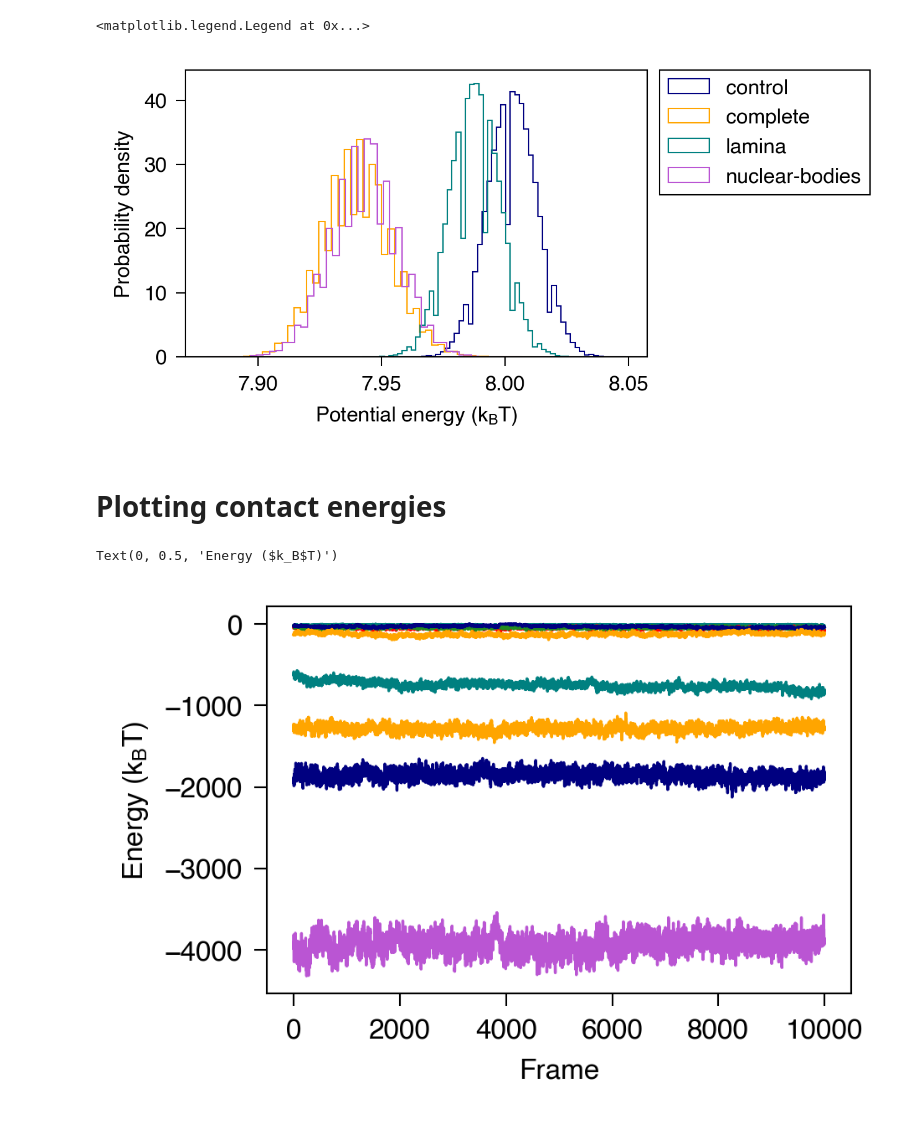
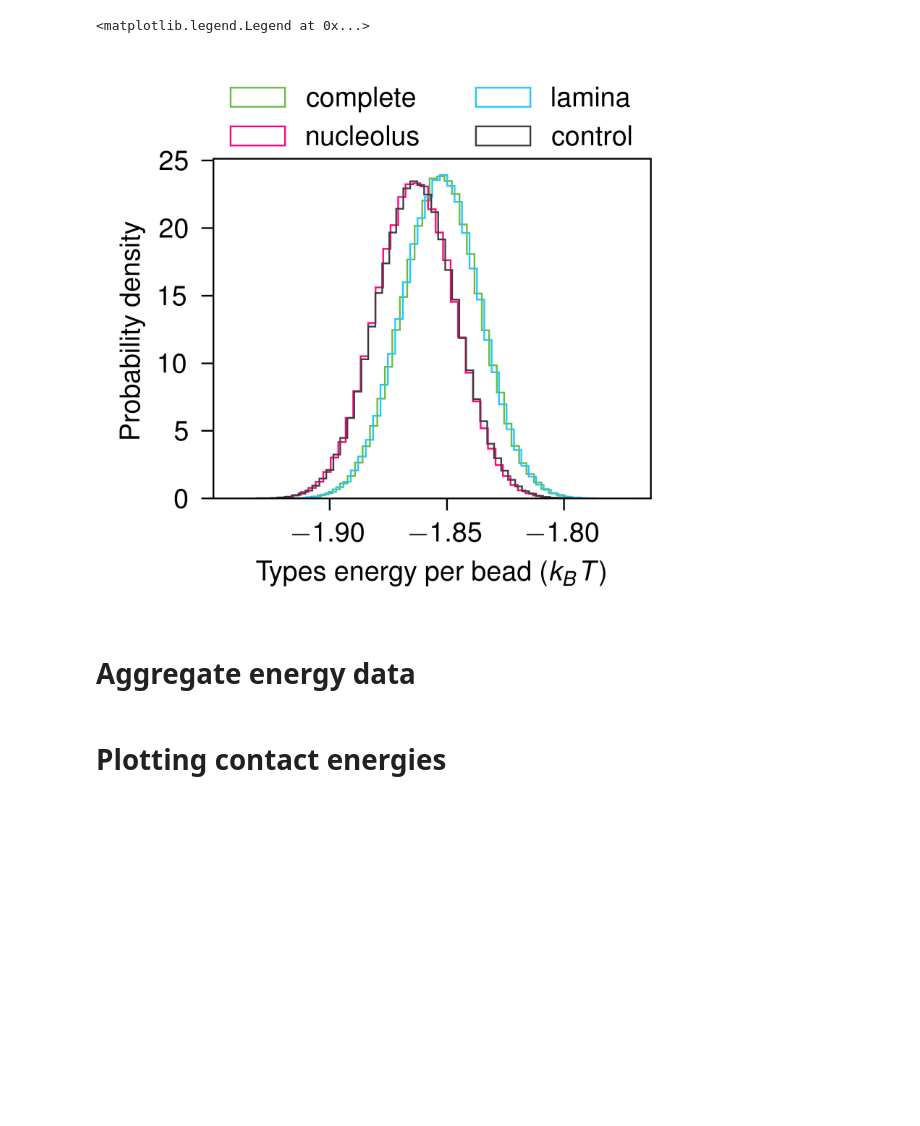
Before and after one commit to mellofariam/polarization, a Jupyter notebook: 3_analysis/energies/plot-total-energies.ipynb, the cells around one changed output. Saved outputs shown, nothing was run; the diff lists cells and outputs as text; code cells hidden in the pictures; blank space fills up the shorter version.

```diff
--- a/3_analysis/energies/plot-total-energies.ipynb
+++ b/3_analysis/energies/plot-total-energies.ipynb
@@ -11,0 +29,2 @@ plt.style.use("chroma.paper")
+# %%
+color_palette = yaml.safe_load(open("../color-palette.yaml", "r"))
@@ -11,0 +43,3 @@ plt.style.use("chroma.paper")
+# %%
+# for testing the figures:
+mpl.rcParams["figure.dpi"] = 300
@@ -37,17 +91,23 @@ for condition in ["control", "complete", "lamina", "nuclear-bodies"]:
 # %%
-fig, ax = plt.subplots(1, 1, figsize=(3.2, 2))
+fig, ax = plt.subplots(1, 1, figsize=(2.3, 1.8))
 
-for condition in total_energy.keys():
+for condition in IC.keys():
     ax.hist(
-        total_energy[condition],
+        np.array(IC[condition]) / NUM_BEADS,
         bins=50,
         density=True,
         histtype="step",
         label=condition,
+        color=color_palette[condition],
     )
 
-ax.set_xlabel(r"Total energy ($k_B$T)")
+ax.set_xlabel(r"IC energy per bead ($k_B T$)")
 ax.set_ylabel("Probability density")
-ax.legend(bbox_to_anchor=(1.005, 1.036), loc="upper left")
+ax.legend(
+    loc="lower center",
+    frameon=False,
+    ncols=2,
+    bbox_to_anchor=(0.5, 0.95),
+)
 # %% [output]
 <matplotlib.legend.Legend at 0x...>
@@ -55,18 +115,26 @@ ax.legend(bbox_to_anchor=(1.005, 1.036), loc="upper left")
 # %%
-fig, ax = plt.subplots(1, 1, figsize=(3.2, 2))
+fig, ax = plt.subplots(1, 1, figsize=(2.3, 1.8))
 
-for condition in potential_energy.keys():
+for condition in types.keys():
     ax.hist(
-        potential_energy[condition],
+        np.array(types[condition]) / NUM_BEADS,
         bins=50,
         density=True,
         histtype="step",
         label=condition,
+        color=color_palette[condition],
     )
 
-ax.set_xlabel(r"Potential energy ($k_B$T)")
+ax.set_xlabel(r"Types energy per bead ($k_B T$)")
 ax.set_ylabel("Probability density")
-ax.legend(bbox_to_anchor=(1.005, 1.036), loc="upper left")
+ax.legend(
+    loc="lower center",
+    frameon=False,
+    ncols=2,
+    bbox_to_anchor=(0.5, 0.95),
+)
 # %% [output]
 <matplotlib.legend.Legend at 0x...>
-[figure, old version]
+[figure, new version]
+# %% [markdown]
+# Aggregate energy data
@@ -88,12 +179,0 @@ with h5py.File(
-# %%
-fig, ax = plt.subplots(1, 1, figsize=(3, 2))
-for key in energies.keys():
-    ax.plot(
-        energies[key],
-        label=key,
-    )
-ax.set_xlabel("Frame")
-ax.set_ylabel("Energy ($k_B$T)")
-# %% [output]
-Text(0, 0.5, 'Energy ($k_B$T)')
-[figure, removed]
```
Also changed, not shown: parts of 17 cells of this notebook, 2 other files.
